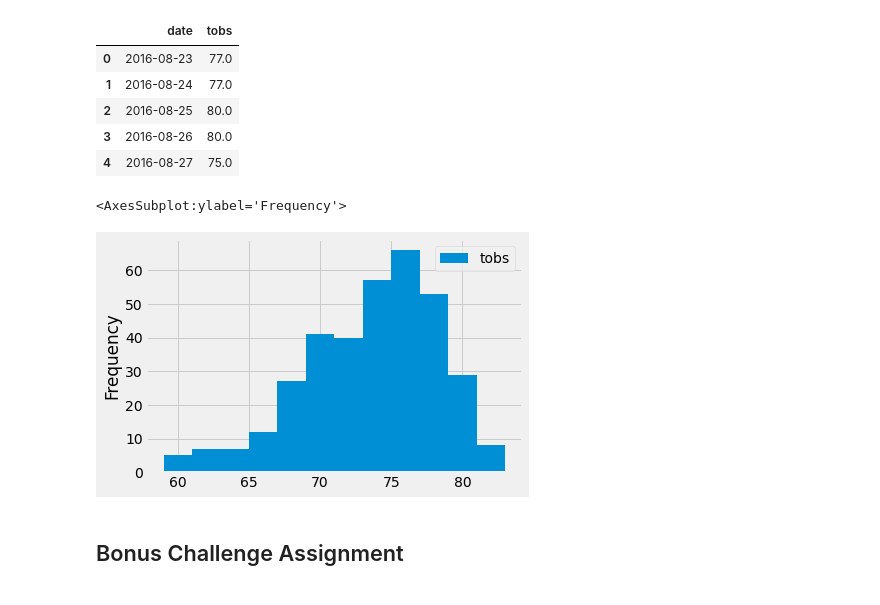
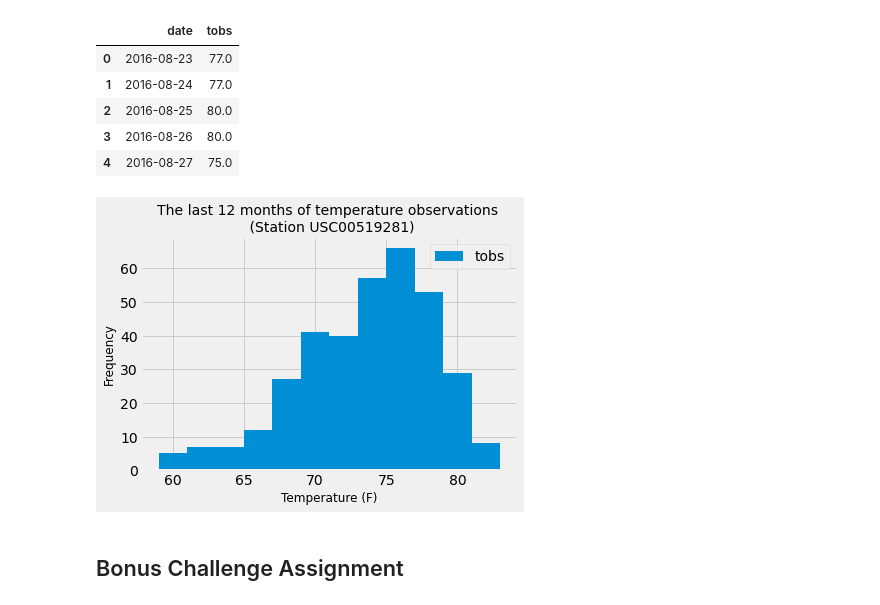
Before and after one commit to agkden/SQLAlchemy-challenge, a Jupyter notebook: climate_hawaii.ipynb, the cells around one changed output. Cells and saved outputs as stored; diff of their text form; code cells hidden in the pictures.

```diff
--- a/climate_hawaii.ipynb
+++ b/climate_hawaii.ipynb
@@ -223,18 +213,18 @@ session.query(func.max(Measurement.tobs), \
 # %%
 # Choose the station with the highest number of temperature observations.
+
+most_active_tobs = session.query(Measurement.station, func.count(Measurement.tobs)) \
+                       .group_by(Measurement.station) \
+                       .order_by(func.count(Measurement.tobs).desc()).first()[0]
+
 # Query the last 12 months of temperature observation data for this station
 
-        # select date, tobs
-        # from measurements
-        # where station= and date>=
-        # order by date desc;
-
-tobs_data=session.query(Measurement.date, Measurement.tobs) \
-            .filter((Measurement.station=='USC00519281')\
-                    ,(Measurement.date>=year_ago)).all()
+tobs_data = session.query(Measurement.date, Measurement.tobs) \
+                    .filter((Measurement.station == most_active_tobs)\
+                            ,(Measurement.date >= year_ago)).all()
 
 # save the query results as a Pandas DataFrame
-tobs_df=pd.DataFrame(tobs_data)
+tobs_df = pd.DataFrame(tobs_data)
 tobs_df.head()
 # %% [output]
 |  | date | tobs |
@@ -243,12 +233,18 @@ tobs_df.head()
 | 2 | 2016-08-25 | 80.0 |
 | 3 | 2016-08-26 | 80.0 |
 | 4 | 2016-08-27 | 75.0 |
-# %%
-# plot the results as a histogram
-tobs_df.plot.hist(bins=12)
-# %% [output]
-<AxesSubplot:ylabel='Frequency'>
-[figure, removed]
+# %%
+# plot the results as a histogram
+tobs_df.plot.hist(bins=12)
+
+plt.title(f"The last 12 months of temperature observations \n (Station {most_active_tobs})",fontsize=14)
+plt.xlabel("Temperature (F)", fontsize=12)
+plt.ylabel("Frequency",fontsize=12)
+
+#plt.tight_layout()
+plt.show()
+# %% [output]
+[figure, added]
 # %% [markdown]
 ## Bonus Challenge Assignment
 # %%
```
Also changed, not shown: parts of 16 cells of this notebook.
